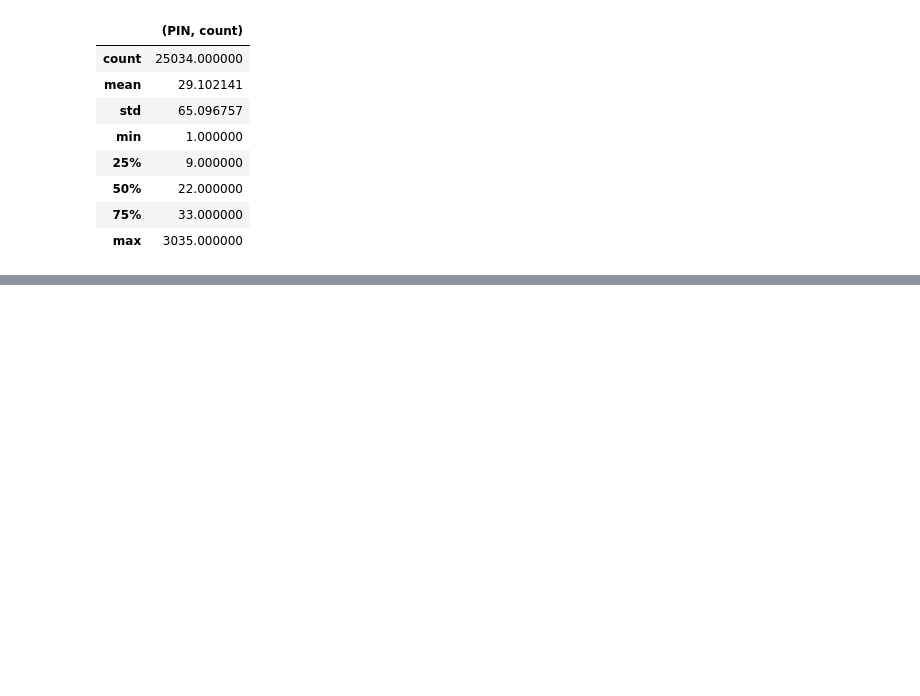
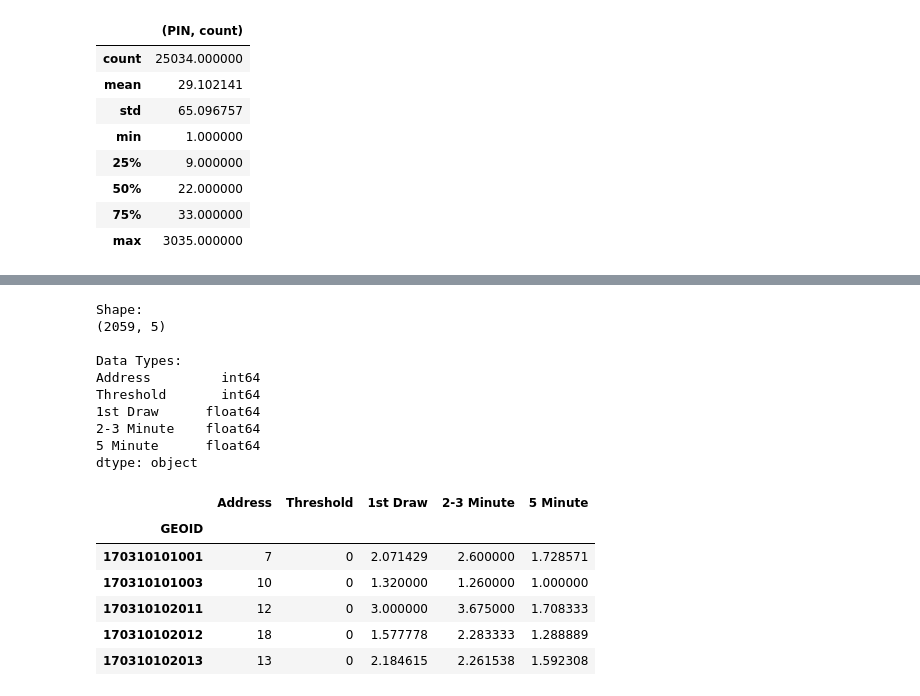
Before and after one commit to vbalza/chicago_water_lead, a Jupyter notebook: AssessmentData.ipynb, the cells around one changed output, grey strips where cells are left out. Saved outputs shown, nothing was run; the diff lists cells and outputs as text; code cells hidden in the pictures; blank space fills up the shorter version.

```diff
--- a/AssessmentData.ipynb
+++ b/AssessmentData.ipynb
@@ -681,0 +593,28 @@ dtype: bool
+# %%
+water_block_group = gpd.sjoin(left_df=acs_g, right_df=water_clean, how='inner')
+water_block_group = water_block_group.groupby('GEOID').agg({
+    'Address': 'count',
+    'Threshold': 'sum',
+    '1st Draw': 'mean',
+    '2-3 Minute': 'mean',
+    '5 Minute': 'mean'
+})
+pipeline.show(water_block_group)
+# %% [output]
+Shape:
+(2059, 5)
+
+Data Types:
+Address         int64
+Threshold       int64
+1st Draw      float64
+2-3 Minute    float64
+5 Minute      float64
+dtype: object
+|  | Address | Threshold | 1st Draw | 2-3 Minute | 5 Minute |
+| GEOID |  |  |  |  |  |
+| 170310101001 | 7 | 0 | 2.071429 | 2.600000 | 1.728571 |
+| 170310101003 | 10 | 0 | 1.320000 | 1.260000 | 1.000000 |
+| 170310102011 | 12 | 0 | 3.000000 | 3.675000 | 1.708333 |
+| 170310102012 | 18 | 0 | 1.577778 | 2.283333 | 1.288889 |
+| 170310102013 | 13 | 0 | 2.184615 | 2.261538 | 1.592308 |
```
Also changed, not shown: parts of 27 cells of this notebook, 1 other file.
